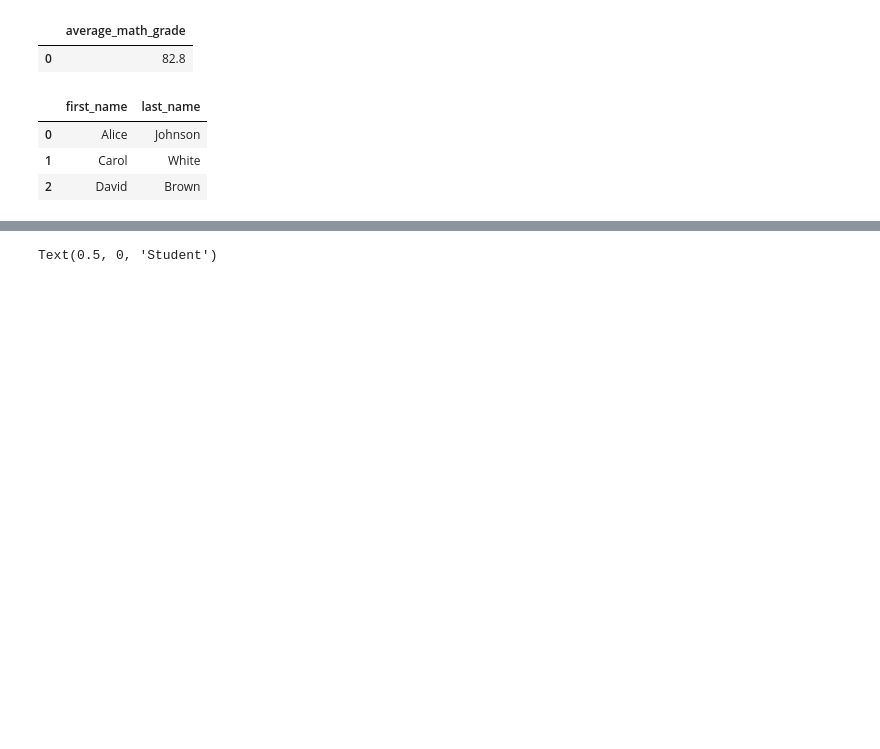
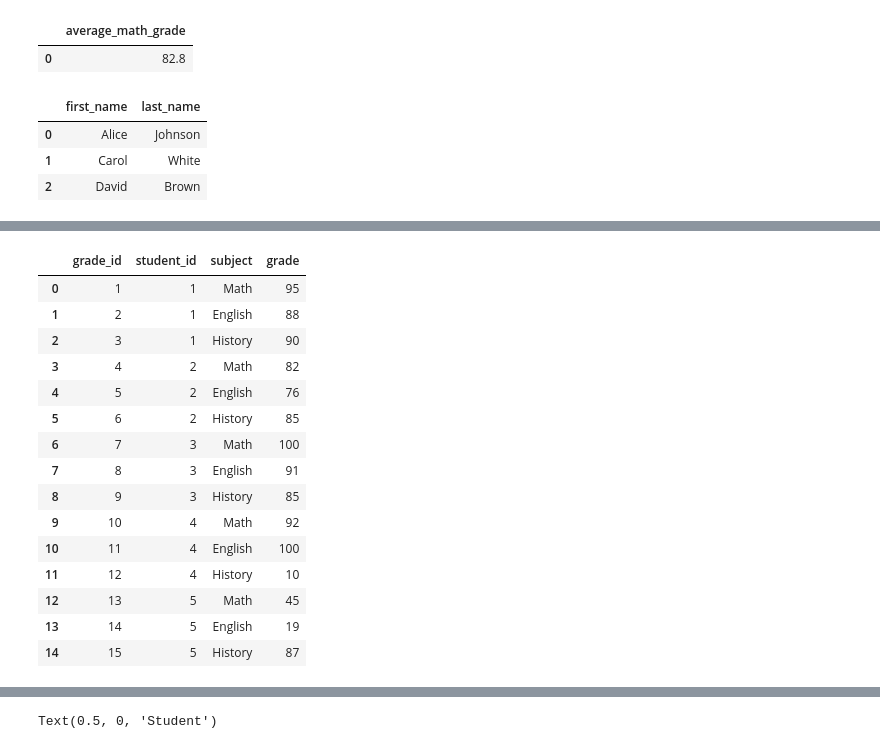
Before and after one commit to kevinthisyear/ds2002-assignments, a Jupyter notebook: bkg8jy_SQLiteHW.ipynb, the cells around one changed output, grey strips where cells are left out. Cells and saved outputs as stored; diff of their text form; code cells hidden in the pictures; blank space fills up the shorter version.

```diff
--- a/bkg8jy_SQLiteHW.ipynb
+++ b/bkg8jy_SQLiteHW.ipynb
@@ -153,3 +165,23 @@ grades_dataframe = pd.read_sql_query("SELECT * FROM grades", conn)
+# %%
+# visualize
+pd.read_sql_query("SELECT * FROM grades", conn)
+# %% [output]
+|  | grade_id | student_id | subject | grade |
+| 0 | 1 | 1 | Math | 95 |
+| 1 | 2 | 1 | English | 88 |
+| 2 | 3 | 1 | History | 90 |
+| 3 | 4 | 2 | Math | 82 |
+| 4 | 5 | 2 | English | 76 |
+| 5 | 6 | 2 | History | 85 |
+| 6 | 7 | 3 | Math | 100 |
+| 7 | 8 | 3 | English | 91 |
+| 8 | 9 | 3 | History | 85 |
+| 9 | 10 | 4 | Math | 92 |
+| 10 | 11 | 4 | English | 100 |
+| 11 | 12 | 4 | History | 10 |
+| 12 | 13 | 5 | Math | 45 |
+| 13 | 14 | 5 | English | 19 |
+| 14 | 15 | 5 | History | 87 |
 # %%
 # combined_query
 combined = pd.read_sql_query(
```
Also changed, not shown: parts of 6 cells of this notebook.
